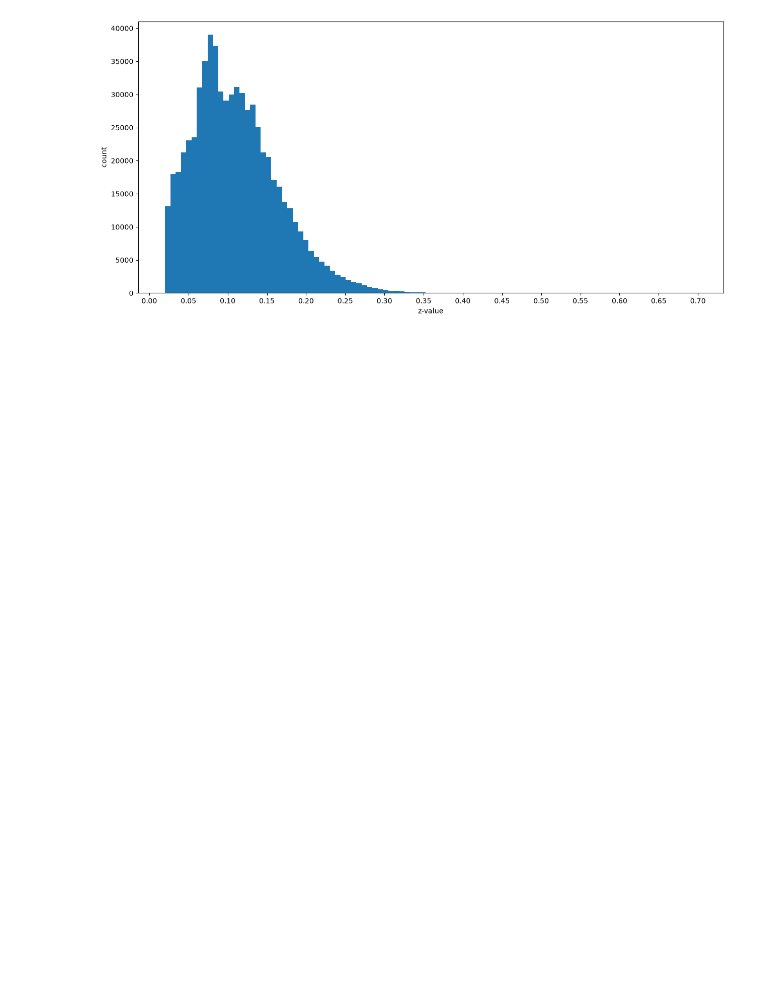
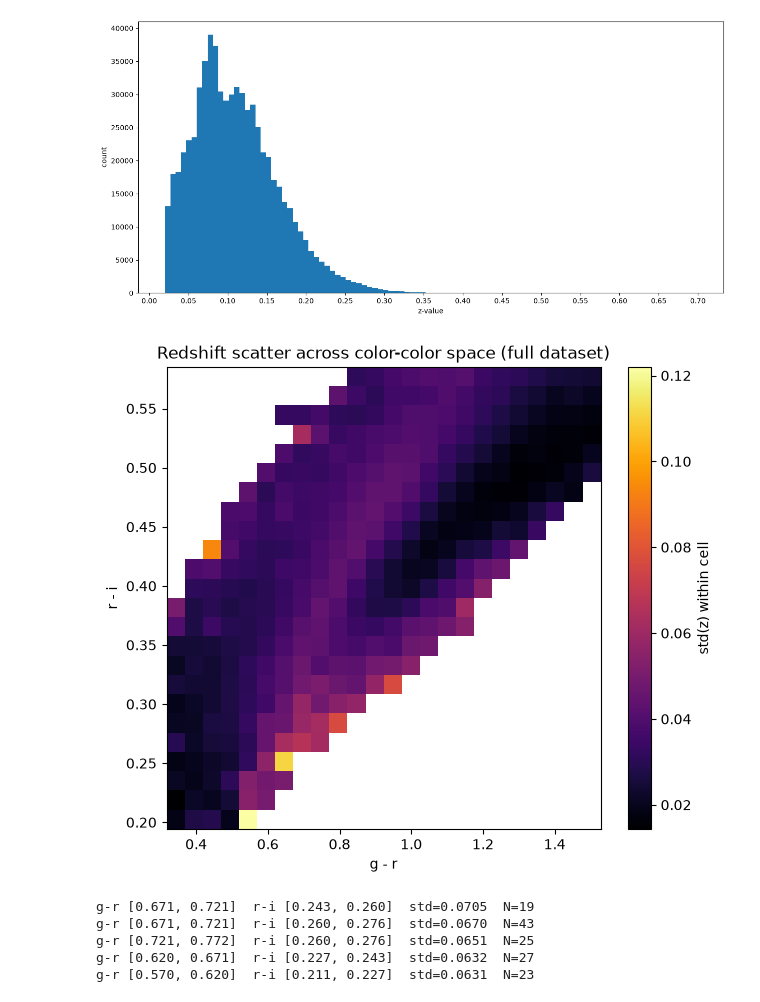
Before and after one commit to stonedegree/photoz-redhisft-estimation, a Jupyter notebook: notebooks/clean_data.ipynb, the cells around one changed output. Cells and saved outputs as stored; diff of their text form; code cells hidden in the pictures; blank space fills up the shorter version.

Commit message:
Updated file to check for degenerate regions

```diff
--- a/notebooks/clean_data.ipynb
+++ b/notebooks/clean_data.ipynb
@@ -72,3 +74,65 @@ ax.set_ylabel("count")
 plt.show()
 # %% [output]
 [figure]
+# %%
+# ----------
+# Finding Degenerate Regions (where similar colors correspond to realtively high variation in redshift)
+# ----------
+with open('data/full_dataset_clean.pkl', 'rb') as file:
+    full_df = pickle.load(file)
+g_r = full_df['g-r'].values
+r_i = full_df['r-i'].values
+z = full_df['z'].values
+
+# Avoiding outliers in data
+g_r_low, g_r_high = np.percentile(g_r, [1, 99])
+r_i_low, r_i_high = np.percentile(r_i, [1, 99])
+
+g_r_bins = np.linspace(g_r_low, g_r_high, 25)
+r_i_bins = np.linspace(r_i_low, r_i_high, 25)
+# %%
+# Computer std(z) per cell of grid
+z_std_cell = np.full((len(g_r_bins)-1, len(r_i_bins)-1), np.nan)
+count_cell = np.zeros_like(z_std_cell)
+
+# Building a 2D histogram and compute std(z) for each cell in grid
+for i in range(len(g_r_bins) - 1):
+    for j in range(len(r_i_bins) - 1):
+        mask = (
+            (g_r >= g_r_bins[i]) & (g_r < g_r_bins[i+1]) &
+            (r_i >= r_i_bins[j]) & (r_i < r_i_bins[j+1])
+        )
+        n = mask.sum()
+        count_cell[i,j] = n
+        if(n >= 20):
+            z_std_cell[i,j] = z[mask].std()
+# Plot
+plt.figure(figsize=(7, 6))
+plt.imshow(z_std_cell.T, origin='lower', aspect='auto', cmap='inferno',
+           extent=[g_r_bins[0], g_r_bins[-1], r_i_bins[0], r_i_bins[-1]])
+plt.colorbar(label='std(z) within cell')
+plt.xlabel('g - r')
+plt.ylabel('r - i')
+plt.title('Redshift scatter across color-color space (full dataset)')
+plt.show()
+# %% [output]
+[figure, added]
+# %%
+# Search for a degenerate region
+z_std_masked = np.where(count_cell >= 20, z_std_cell, np.nan)
+z_std_smooth = uniform_filter(np.nan_to_num(z_std_masked), size=3)
+valid_smooth = uniform_filter((count_cell >= 20).astype(float), size=3)
+z_std_smooth = np.where(valid_smooth > 0.5, z_std_smooth / valid_smooth, np.nan)
+
+# Top 5 cells
+flat_sorted = np.argsort(np.nan_to_num(z_std_smooth, nan=-1).ravel())[::-1][:5]
+for idx in flat_sorted:
+    i, j = np.unravel_index(idx, z_std_smooth.shape)
+    print(f"g-r [{g_r_bins[i]:.3f}, {g_r_bins[i+1]:.3f}]  r-i [{r_i_bins[j]:.3f}, {r_i_bins[j+1]:.3f}]  "
+          f"std={z_std_smooth[i,j]:.4f}  N={int(count_cell[i,j])}")
+# %% [output]
+g-r [0.671, 0.721]  r-i [0.243, 0.260]  std=0.0705  N=19
+g-r [0.671, 0.721]  r-i [0.260, 0.276]  std=0.0670  N=43
+g-r [0.721, 0.772]  r-i [0.260, 0.276]  std=0.0651  N=25
+g-r [0.620, 0.671]  r-i [0.227, 0.243]  std=0.0632  N=27
+g-r [0.570, 0.620]  r-i [0.211, 0.227]  std=0.0631  N=23
```
Also changed, not shown: parts of 2 cells of this notebook.
